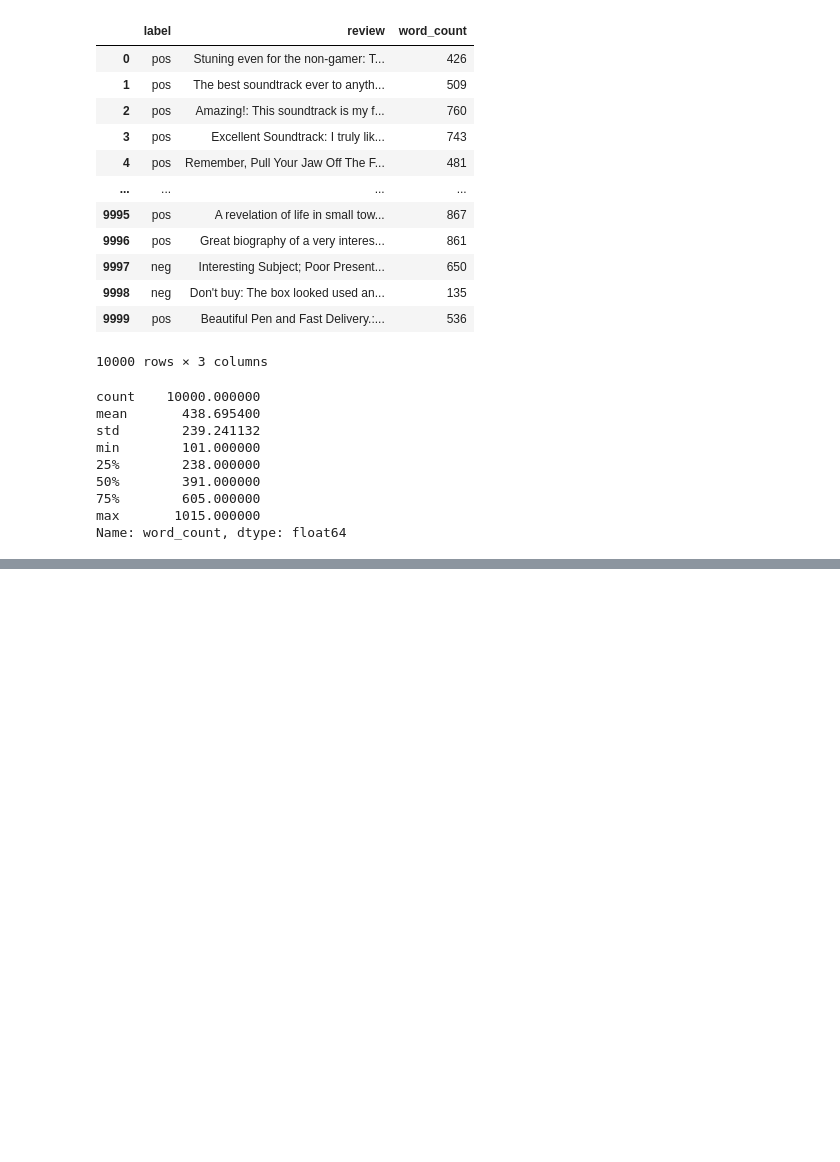
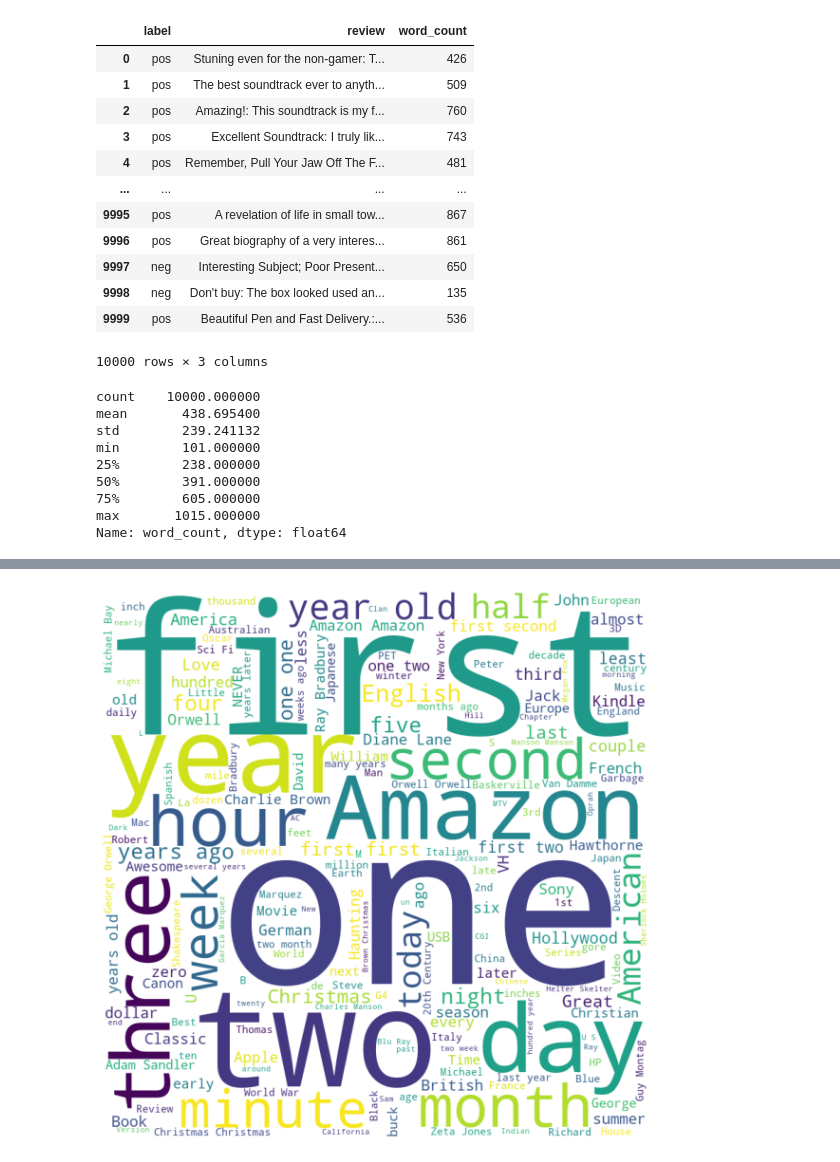
Before and after one commit to vikassharma555/Assignments, a Jupyter notebook: Amazon/Amazon_analysi.ipynb, the cells around one changed output, grey strips where cells are left out. Saved outputs shown, nothing was run; the diff lists cells and outputs as text; code cells hidden in the pictures; blank space fills up the shorter version.

```diff
--- a/Amazon/Amazon_analysi.ipynb
+++ b/Amazon/Amazon_analysi.ipynb
@@ -1157,0 +431,4 @@ df_TFIDF.iloc[:, 500:510]
+# %%
+final_features = features_preproc_1 + features_preproc_2 + features_preproc_3 + features_preproc_4 + features_preproc_5 + features_preproc_6 + features_preproc_7 + features_preproc_8 + features_preproc_9 + features_preproc_10
+amazon['preprocessed_text'] = final_features
+amazon
@@ -1157,0 +585,15 @@ df_TFIDF.iloc[:, 500:510]
+# %%
+wordcloud = WordCloud(width = 800, height = 800,
+                background_color ='white',
+                stopwords = set(STOPWORDS),
+                min_font_size = 10).generate(final_features)
+
+# plot the WordCloud image
+plt.figure(figsize = (8, 8), facecolor = None)
+plt.imshow(wordcloud)
+plt.axis("off")
+plt.tight_layout(pad = 0)
+
+plt.show()
+# %% [output]
+[figure, added]
```
Also changed, not shown: parts of 88 cells of this notebook.
